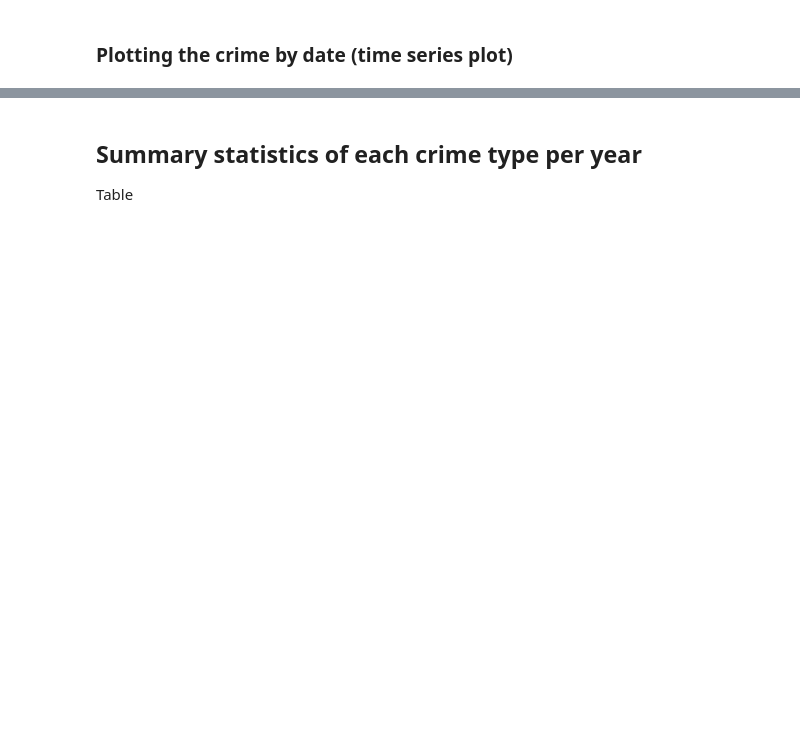
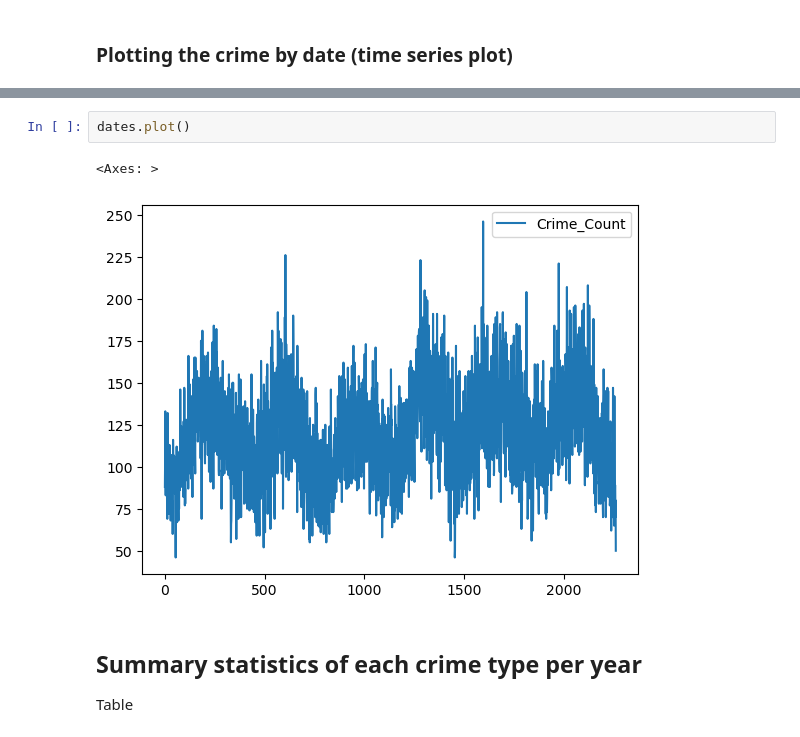
Before and after one commit to Hajar0Ahmed/Time-Series-Crime-Forecasting-Minneapolis, a Jupyter notebook: notebooks/explore_data.ipynb, the cells around one changed output, grey strips where cells are left out. Saved outputs shown, nothing was run; the diff lists cells and outputs as text; blank space fills up the shorter version.

```diff
--- a/notebooks/explore_data.ipynb
+++ b/notebooks/explore_data.ipynb
@@ -69,3 +72,8 @@ TypeError: Only valid with DatetimeIndex, TimedeltaIndex or PeriodIndex, but got
+# %%
+dates.plot()
+# %% [output]
+<Axes: >
+[figure, added]
 # %% [markdown]
 ## Summary statistics of each crime type per year
 Table
```
Also changed, not shown: parts of 9 cells of this notebook, 1 other file.
